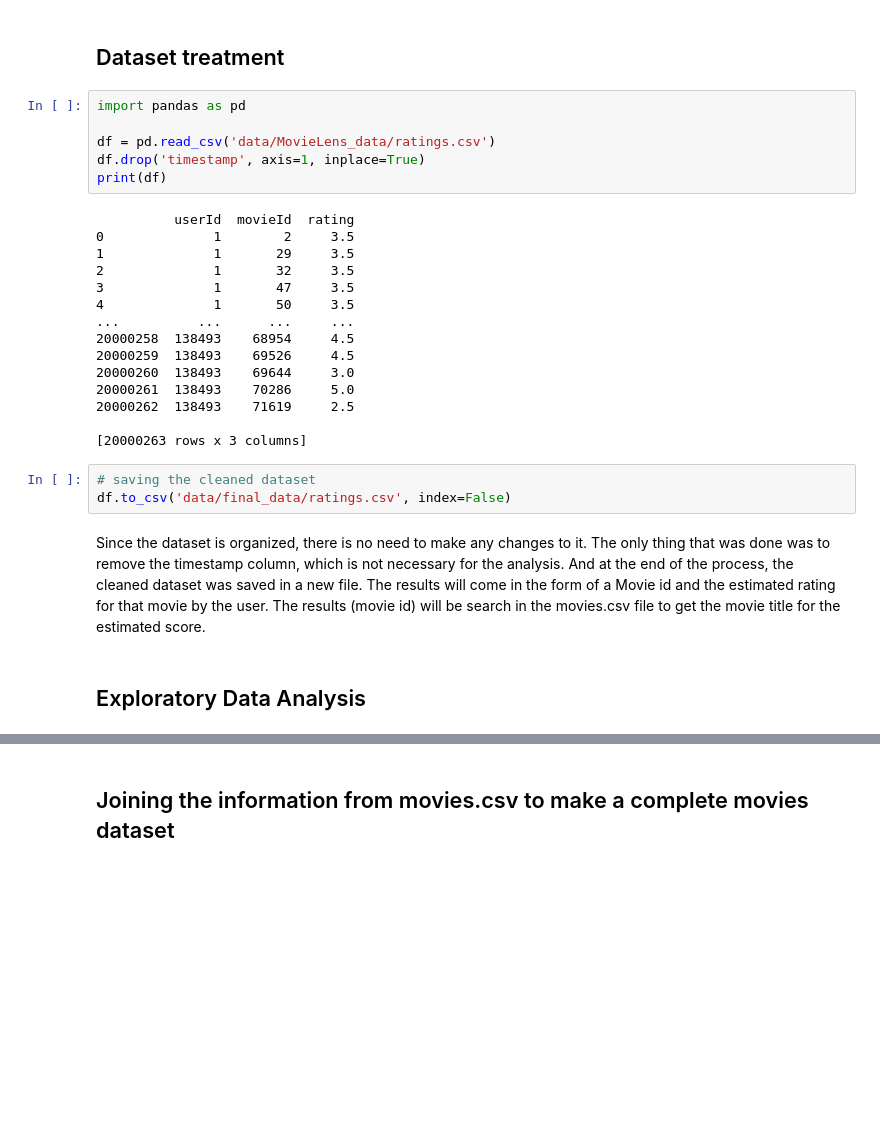
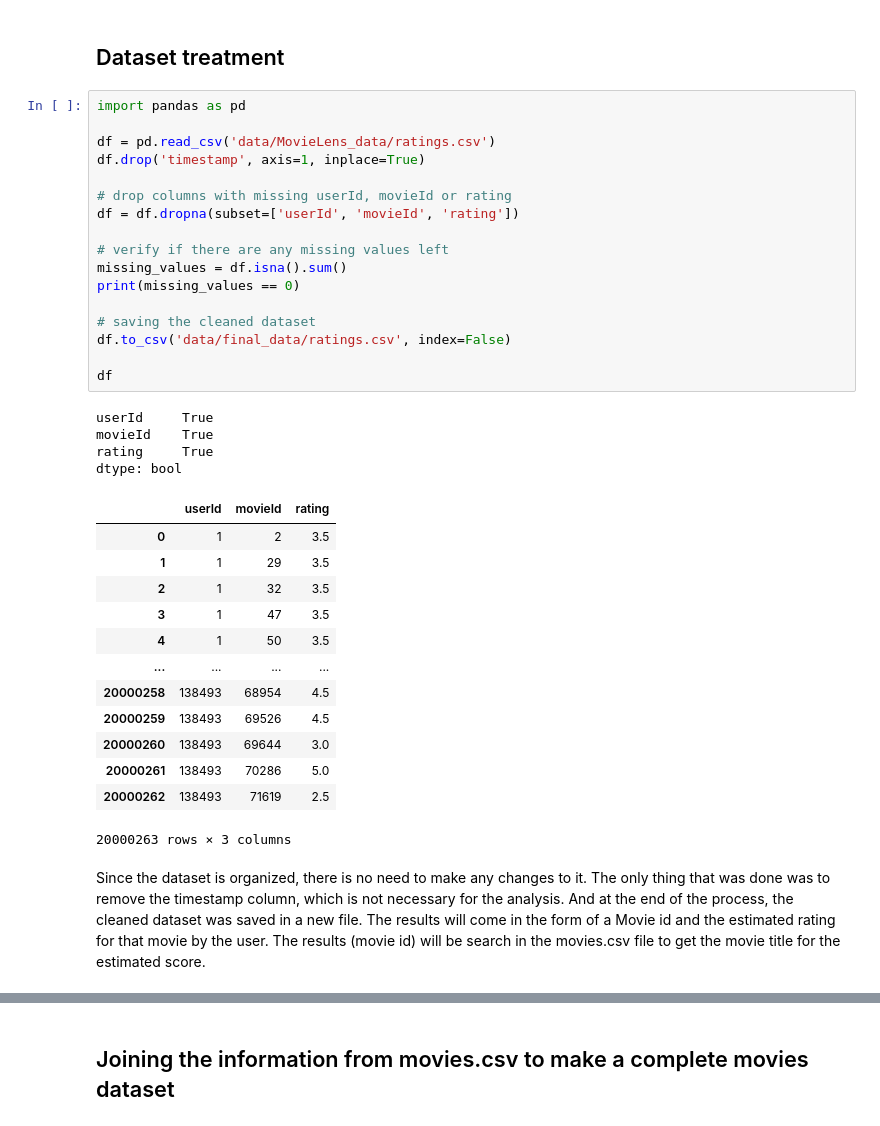
Before and after one commit to PepeuFBV/Movie-Recommendation, a Jupyter notebook: dataset_treatment.ipynb, the cells around one changed output, grey strips where cells are left out. Cells and saved outputs as stored; diff of their text form; blank space fills up the shorter version.

```diff
--- a/dataset_treatment.ipynb
+++ b/dataset_treatment.ipynb
@@ -5,29 +5,38 @@
 # %%
 import pandas as pd
 
 df = pd.read_csv('data/MovieLens_data/ratings.csv')
 df.drop('timestamp', axis=1, inplace=True)
-print(df)
+
+# drop columns with missing userId, movieId or rating
+df = df.dropna(subset=['userId', 'movieId', 'rating'])
+
+# verify if there are any missing values left
+missing_values = df.isna().sum()
+print(missing_values == 0)
+
+# saving the cleaned dataset
+df.to_csv('data/final_data/ratings.csv', index=False)
+
+df
 # %% [output]
-          userId  movieId  rating
-0              1        2     3.5
-1              1       29     3.5
-2              1       32     3.5
-3              1       47     3.5
-4              1       50     3.5
-...          ...      ...     ...
-20000258  138493    68954     4.5
-20000259  138493    69526     4.5
-20000260  138493    69644     3.0
-20000261  138493    70286     5.0
-20000262  138493    71619     2.5
-
-[20000263 rows x 3 columns]
+userId     True
+movieId    True
+rating     True
+dtype: bool
+|  | userId | movieId | rating |
+| 0 | 1 | 2 | 3.5 |
+| 1 | 1 | 29 | 3.5 |
+| 2 | 1 | 32 | 3.5 |
+| 3 | 1 | 47 | 3.5 |
+| 4 | 1 | 50 | 3.5 |
+| ... | ... | ... | ... |
+| 20000258 | 138493 | 68954 | 4.5 |
+| 20000259 | 138493 | 69526 | 4.5 |
+| 20000260 | 138493 | 69644 | 3.0 |
+| 20000261 | 138493 | 70286 | 5.0 |
+| 20000262 | 138493 | 71619 | 2.5 |
+20000263 rows × 3 columns
-# %%
-# saving the cleaned dataset
-df.to_csv('data/final_data/ratings.csv', index=False)
 # %% [markdown]
 Since the dataset is organized, there is no need to make any changes to it. The only thing that was done was to remove the timestamp column, which is not necessary for the analysis. And at the end of the process, the cleaned dataset was saved in a new file.
 The results will come in the form of a Movie id and the estimated rating for that movie by the user. The results (movie id) will be search in the movies.csv file to get the movie title for the estimated score.
-# %% [markdown]
-## Exploratory Data Analysis
```
Also changed, not shown: parts of 42 cells of this notebook, 3 other files.
